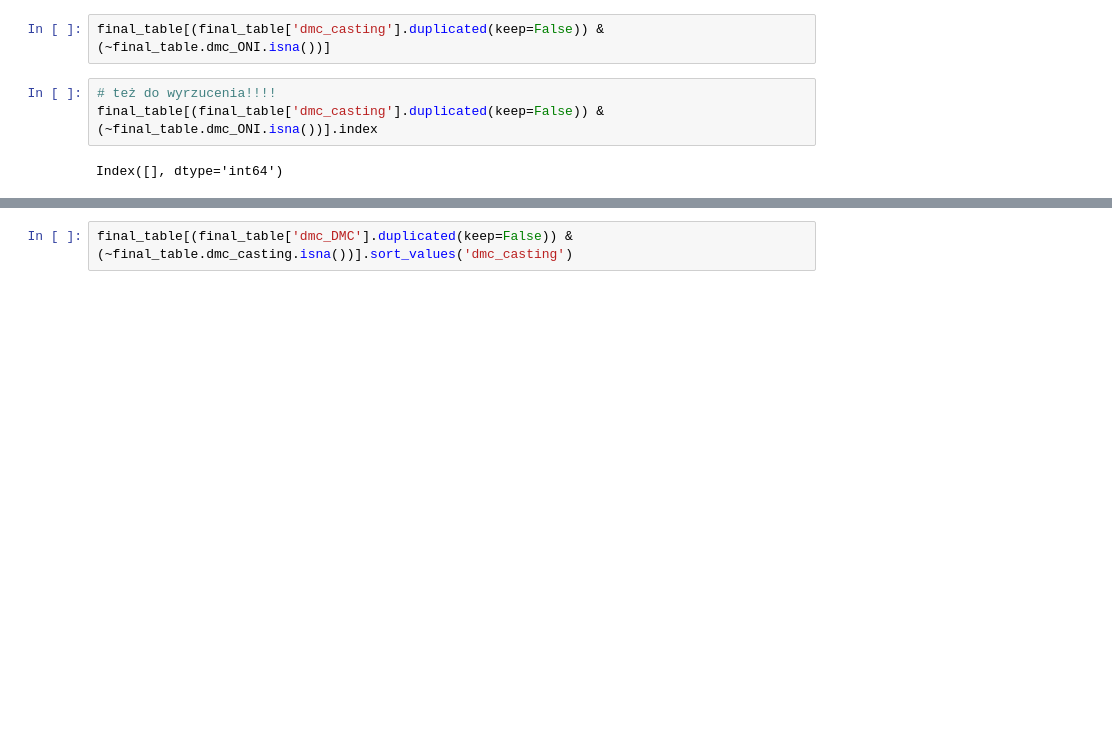
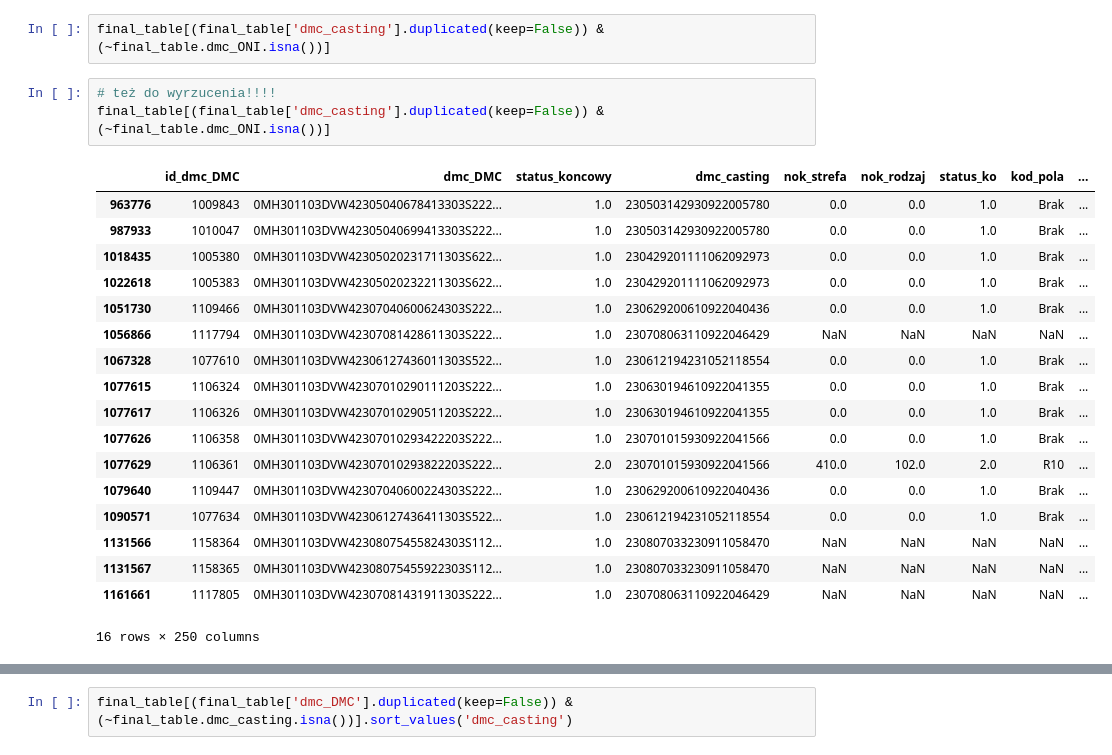
Before and after one commit to kubas99x/predict_quality_of_car_parts, a Jupyter notebook: src/oracle_connection.ipynb, the cells around one changed output, grey strips where cells are left out. Saved outputs shown, nothing was run; the diff lists cells and outputs as text; blank space fills up the shorter version.

```diff
--- a/src/oracle_connection.ipynb
+++ b/src/oracle_connection.ipynb
@@ -352,8 +352,25 @@ final_table[(final_table['dmc_casting'].duplicated(keep=False)) & (final_table['
 final_table[(final_table['dmc_casting'].duplicated(keep=False)) & (~final_table.dmc_ONI.isna())]
 # %%
 # też do wyrzucenia!!!!
-final_table[(final_table['dmc_casting'].duplicated(keep=False)) & (~final_table.dmc_ONI.isna())].index
+final_table[(final_table['dmc_casting'].duplicated(keep=False)) & (~final_table.dmc_ONI.isna())]
 # %% [output]
+|  | id_dmc_DMC | dmc_DMC | status_koncowy | dmc_casting | nok_strefa | nok_rodzaj | status_ko | kod_pola | ... |
+| 963776 | 1009843 | 0MH301103DVW42305040678413303S222... | 1.0 | 230503142930922005780 | 0.0 | 0.0 | 1.0 | Brak | ... |
+| 987933 | 1010047 | 0MH301103DVW42305040699413303S222... | 1.0 | 230503142930922005780 | 0.0 | 0.0 | 1.0 | Brak | ... |
+| 1018435 | 1005380 | 0MH301103DVW42305020231711303S622... | 1.0 | 230429201111062092973 | 0.0 | 0.0 | 1.0 | Brak | ... |
+| 1022618 | 1005383 | 0MH301103DVW42305020232211303S622... | 1.0 | 230429201111062092973 | 0.0 | 0.0 | 1.0 | Brak | ... |
+| 1051730 | 1109466 | 0MH301103DVW42307040600624303S222... | 1.0 | 230629200610922040436 | 0.0 | 0.0 | 1.0 | Brak | ... |
+| 1056866 | 1117794 | 0MH301103DVW42307081428611303S222... | 1.0 | 230708063110922046429 | NaN | NaN | NaN | NaN | ... |
+| 1067328 | 1077610 | 0MH301103DVW42306127436011303S522... | 1.0 | 230612194231052118554 | 0.0 | 0.0 | 1.0 | Brak | ... |
+| 1077615 | 1106324 | 0MH301103DVW42307010290111203S222... | 1.0 | 230630194610922041355 | 0.0 | 0.0 | 1.0 | Brak | ... |
+| 1077617 | 1106326 | 0MH301103DVW42307010290511203S222... | 1.0 | 230630194610922041355 | 0.0 | 0.0 | 1.0 | Brak | ... |
+| 1077626 | 1106358 | 0MH301103DVW42307010293422203S222... | 1.0 | 230701015930922041566 | 0.0 | 0.0 | 1.0 | Brak | ... |
+| 1077629 | 1106361 | 0MH301103DVW42307010293822203S222... | 2.0 | 230701015930922041566 | 410.0 | 102.0 | 2.0 | R10 | ... |
+| 1079640 | 1109447 | 0MH301103DVW42307040600224303S222... | 1.0 | 230629200610922040436 | 0.0 | 0.0 | 1.0 | Brak | ... |
+| 1090571 | 1077634 | 0MH301103DVW42306127436411303S522... | 1.0 | 230612194231052118554 | 0.0 | 0.0 | 1.0 | Brak | ... |
+| 1131566 | 1158364 | 0MH301103DVW42308075455824303S112... | 1.0 | 230807033230911058470 | NaN | NaN | NaN | NaN | ... |
+| 1131567 | 1158365 | 0MH301103DVW42308075455922303S112... | 1.0 | 230807033230911058470 | NaN | NaN | NaN | NaN | ... |
+| 1161661 | 1117805 | 0MH301103DVW42307081431911303S222... | 1.0 | 230708063110922046429 | NaN | NaN | NaN | NaN | ... |
-Index([], dtype='int64')
+16 rows × 250 columns
 # %%
 # dmc_casting == NULL - do wyrzucenia!!!!!!!!!
```
Also changed, not shown: parts of 2 cells of this notebook.
